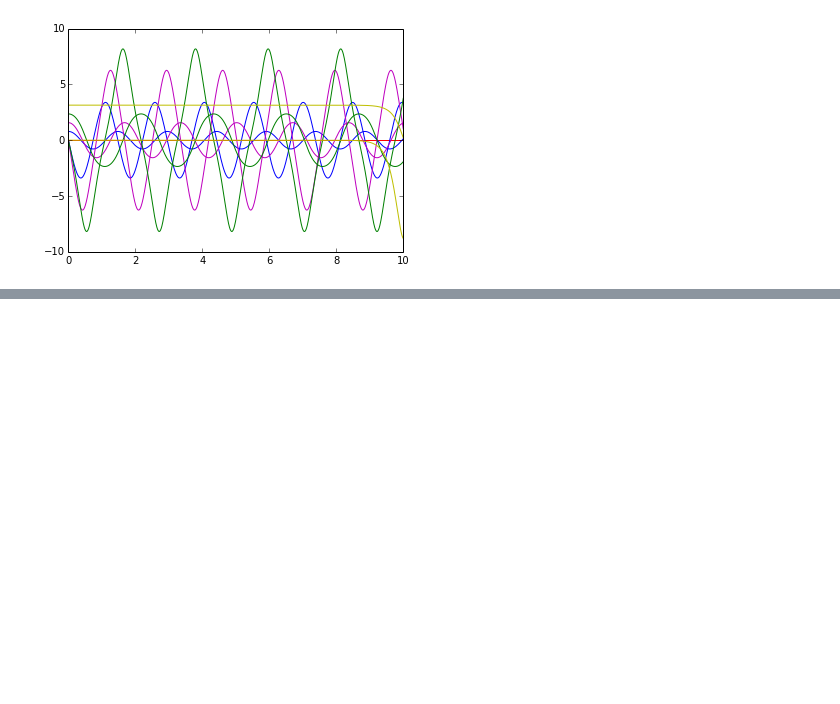
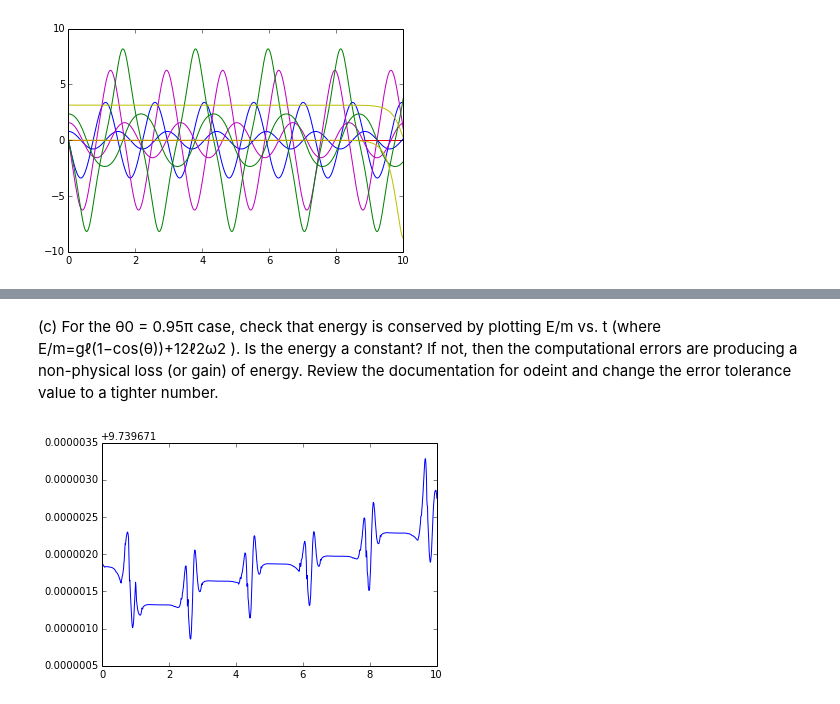
Before and after one commit to kjarment/PHYS202S14, a Jupyter notebook: SciPy/ODEExcercises.ipynb, the cells around one changed output, grey strips where cells are left out. Drawn from its saved outputs; the diff is of its cells as text; code cells hidden in the pictures; blank space fills up the shorter version.

```diff
--- a/SciPy/ODEExcercises.ipynb
+++ b/SciPy/ODEExcercises.ipynb
@@ -44,0 +65,11 @@ plt.show()
+# %% [markdown]
+(c) For the θ0 = 0.95π case, check that energy is conserved by plotting E/m vs. t (where E/m=gℓ(1−cos(θ))+12ℓ2ω2 ).
+Is the energy a constant? If not, then the computational errors are producing a non-physical loss (or gain) of energy. Review the documentation for odeint and change the error tolerance value to a tighter number.
+# %%
+Em = lambda theta, omega: g*ell*(1-cos(theta)) + (0.5)*ell**2*omega**2
+
+plt.plot(t,Em(the[:,0],the[:,1]))
+plt.show()
+#How do I change the error tolerance?
+# %% [output]
+[figure, added]
```
Also changed, not shown: parts of 16 cells of this notebook, 3 other files.
